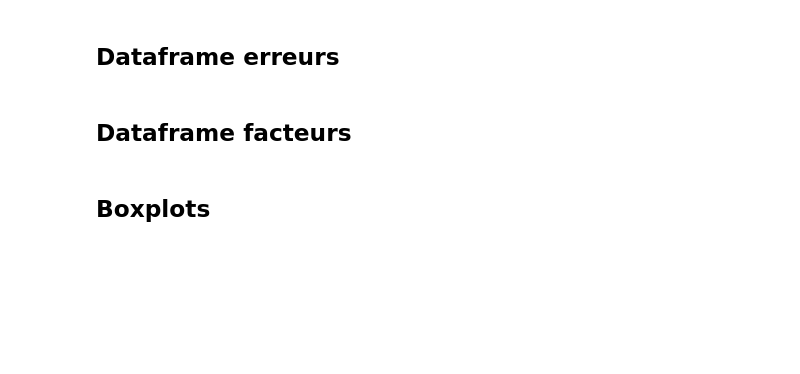
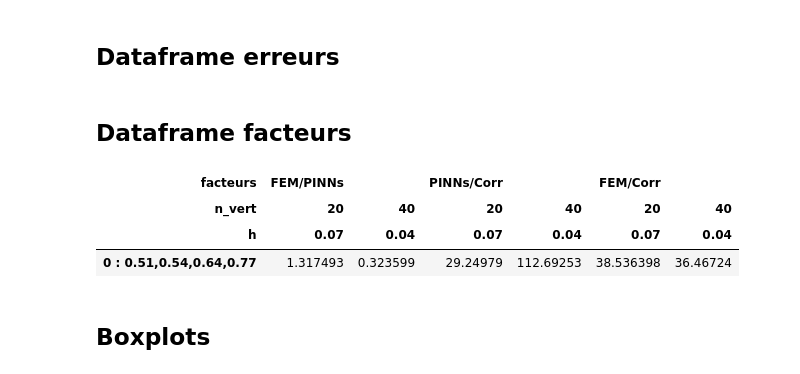
Before and after one commit to flecourtier/Article1, a Jupyter notebook: tests_FEniCS/test_2D/gains/gains_3_add.ipynb, the cells around one changed output. Drawn from its saved outputs; the diff is of its cells as text; code cells hidden in the pictures; blank space fills up the shorter version.

```diff
--- a/tests_FEniCS/test_2D/gains/gains_3_add.ipynb
+++ b/tests_FEniCS/test_2D/gains/gains_3_add.ipynb
@@ -3,9 +3,9 @@
 # %%
 # sélection du cas test
 testcase = 3
-size_param = "big"
+size_param = "new"
 largenet = False
-degree = 2
-n_params = 50
+degree = 1
+n_params = 1
 # %%
 assert testcase == 3
@@ -49,12 +54,17 @@ device = torch.device("cuda" if torch.cuda.is_available() else "cpu")
 # %%
-from testcases.networks.test_2D.test_3.test_3_v1 import Run_laplacian2D,Poisson_2D
-from testcases.problem.problem_2D import TestCase3,TestCase3_small_param,TestCase3_medium_param
+if size_param != "new":
+    from testcases.networks.test_2D.test_3.test_3_v1 import Run_laplacian2D,Poisson_2D
+else:
+    from testcases.networks.test_2D.test_3.test_3_v2 import Run_laplacian2D,Poisson_2D
+from testcases.problem.problem_2D import TestCase3,TestCase3_new,TestCase3_small_param,TestCase3_medium_param
 from modfenics.solver_fem.solver_fem_3 import FEMSolver
 
 if size_param == "big":
     problem = TestCase3()
 elif size_param == "medium":
     problem = TestCase3_medium_param()
+elif size_param == "new":
+    problem = TestCase3_new()
 else:
     problem = TestCase3_small_param()
 
@@ -74,6 +85,10 @@ for nb_vert in tab_nb_vert:
 hmax =  0.07443229275647877
 hmax =  0.036261886214694776
 # %%
-pde = Poisson_2D(size_param)
-trainer,u_theta = Run_laplacian2D(pde,size_param,largenet)
+if size_param != "new":
+    pde = Poisson_2D(size_param)
+    trainer,u_theta = Run_laplacian2D(pde,size_param,largenet)
+else:
+    pde = Poisson_2D()
+    trainer,u_theta = Run_laplacian2D(pde)
 # %% [output]
@@ -390,6 +412,13 @@ for i in range(n_params):
         df_facteurs.loc[index_names[i],col_names[j3+j]] = facteurs_FEM_Corr.to_numpy()[i,j]
 
 df_facteurs.to_csv(result_dir+f'comparison_facteurs_case{testcase}_degree{degree}.csv')
+# %%
+df_facteurs
+# %% [output]
+| facteurs | FEM/PINNs |  | PINNs/Corr |  | FEM/Corr |  |
+| n_vert | 20 | 40 | 20 | 40 | 20 | 40 |
+| h | 0.07 | 0.04 | 0.07 | 0.04 | 0.07 | 0.04 |
+| 0 : 0.51,0.54,0.64,0.77 | 1.317493 | 0.323599 | 29.24979 | 112.69253 | 38.536398 | 36.46724 |
 # %% [markdown]
 ## Boxplots
 # %%
```
Also changed, not shown: parts of 8 cells of this notebook, 18 other files.
